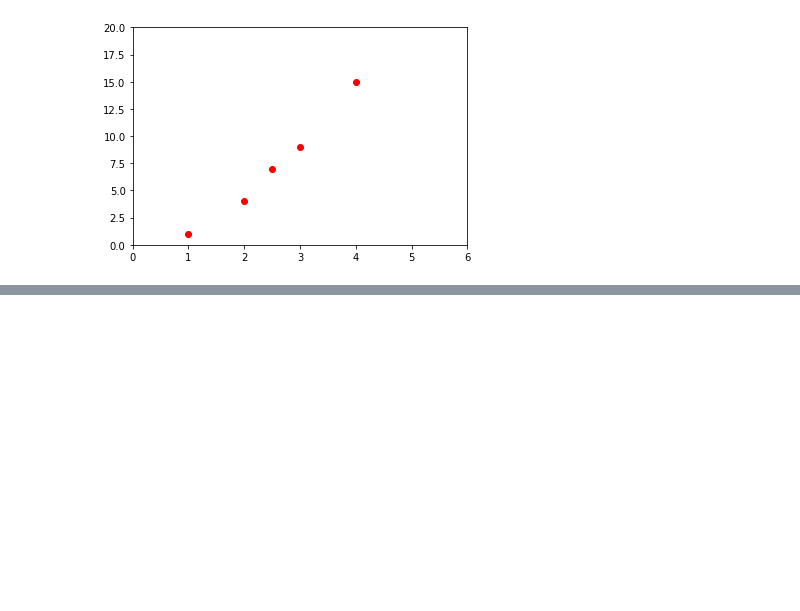
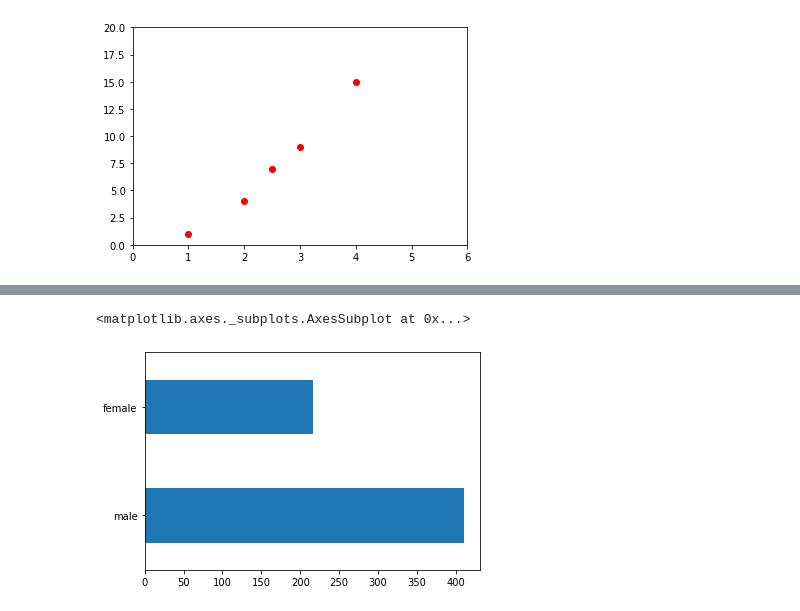
Before and after one commit to udpsunil/learning, a Jupyter notebook: python/tf_freecodecamp/Core Learning Algorithms.ipynb, the cells around one changed output, grey strips where cells are left out. Saved outputs shown, nothing was run; the diff lists cells and outputs as text; code cells hidden in the pictures; blank space fills up the shorter version.

```diff
--- a/python/tf_freecodecamp/Core Learning Algorithms.ipynb
+++ b/python/tf_freecodecamp/Core Learning Algorithms.ipynb
@@ -21,0 +95,5 @@ plt.axis([0, 6, 0, 20])
+# %%
+dftrain.sex.value_counts().plot(kind='barh')
+# %% [output]
+<matplotlib.axes._subplots.AxesSubplot at 0x...>
+[figure, added]
```
Also changed, not shown: parts of 22 cells of this notebook.
